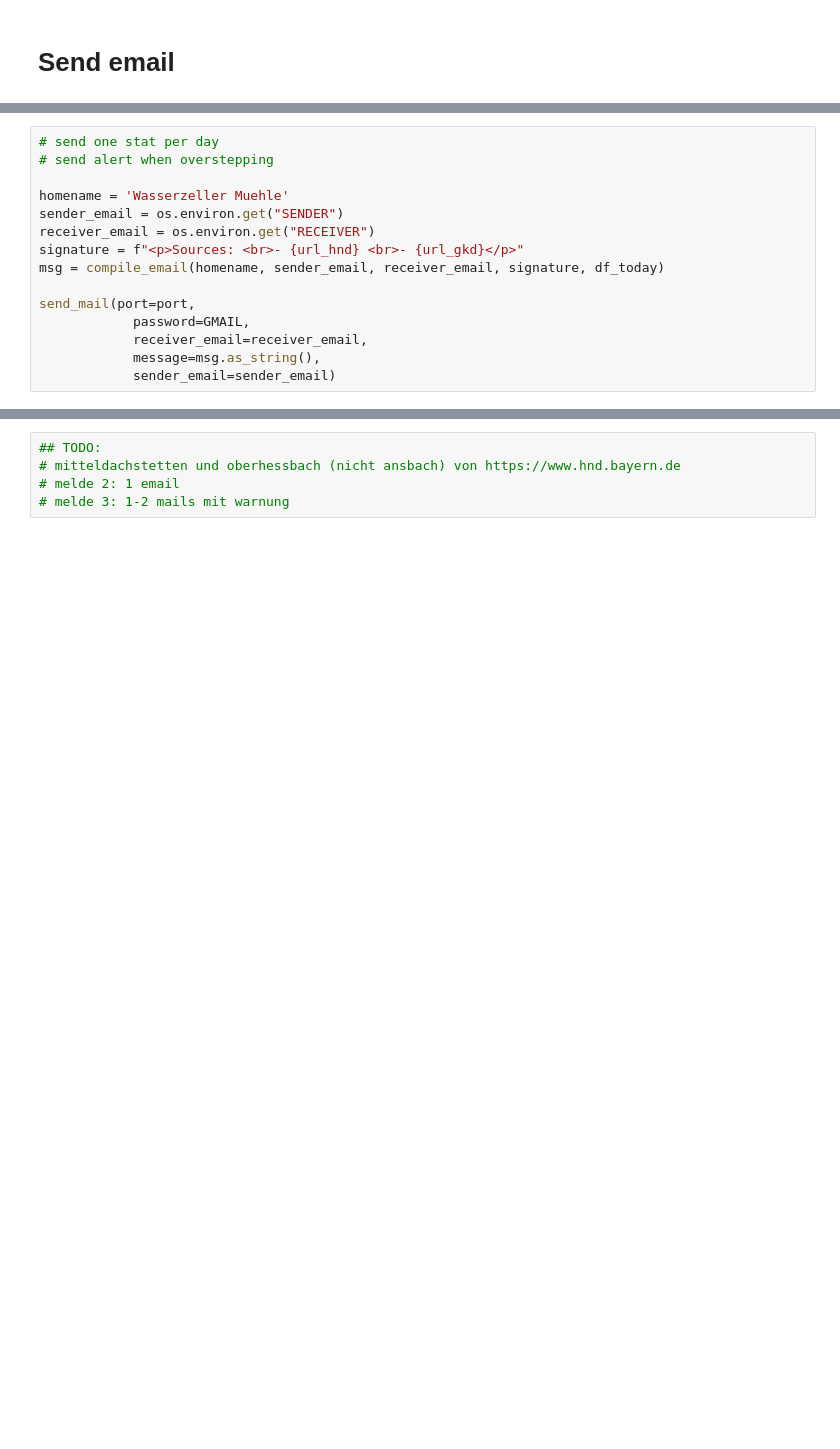
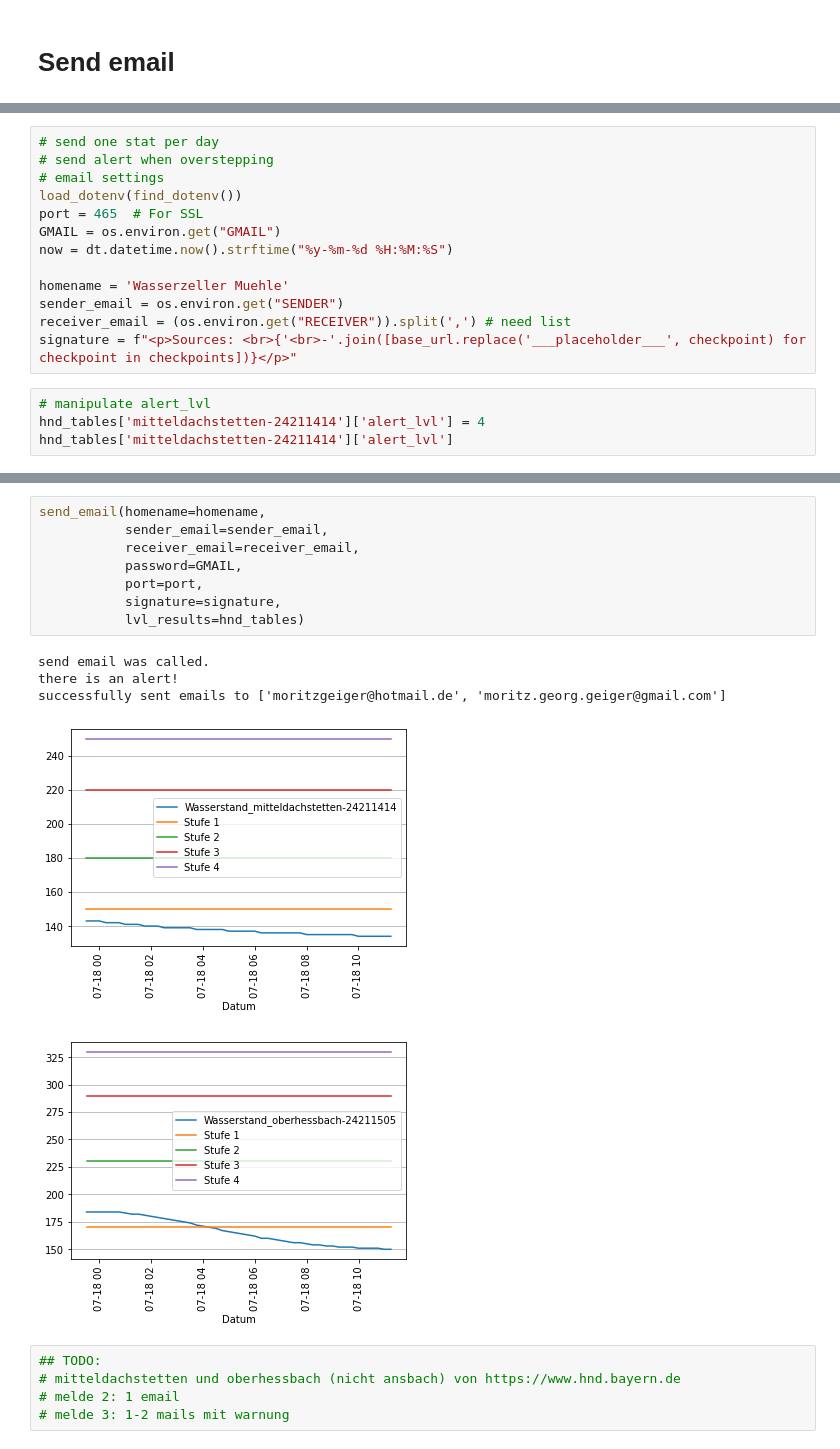
Before and after one commit to moritzgeiger/flood_alert, a Jupyter notebook: notebooks/test_mails.ipynb, the cells around one changed output, grey strips where cells are left out. Saved outputs shown, nothing was run; the diff lists cells and outputs as text; blank space fills up the shorter version.

```diff
--- a/notebooks/test_mails.ipynb
+++ b/notebooks/test_mails.ipynb
@@ -194,15 +222,17 @@ def send_mail(port,
 # %%
 # send one stat per day
 # send alert when overstepping
+# email settings
+load_dotenv(find_dotenv())
+port = 465  # For SSL
+GMAIL = os.environ.get("GMAIL")
+now = dt.datetime.now().strftime("%y-%m-%d %H:%M:%S")
 
 homename = 'Wasserzeller Muehle'
 sender_email = os.environ.get("SENDER")
-receiver_email = os.environ.get("RECEIVER")
-signature = f"<p>Sources: <br>- {url_hnd} <br>- {url_gkd}</p>"
-msg = compile_email(homename, sender_email, receiver_email, signature, df_today)
-
-send_mail(port=port,
-            password=GMAIL,
-            receiver_email=receiver_email,
-            message=msg.as_string(),
-            sender_email=sender_email)
+receiver_email = (os.environ.get("RECEIVER")).split(',') # need list
+signature = f"<p>Sources: <br>{'<br>-'.join([base_url.replace('___placeholder___', checkpoint) for checkpoint in checkpoints])}</p>"
+# %%
+# manipulate alert_lvl
+hnd_tables['mitteldachstetten-24211414']['alert_lvl'] = 4
+hnd_tables['mitteldachstetten-24211414']['alert_lvl']
@@ -209,3 +246,17 @@ send_mail(port=port,
+# %%
+send_email(homename=homename,
+           sender_email=sender_email,
+           receiver_email=receiver_email,
+           password=GMAIL,
+           port=port,
+           signature=signature,
+           lvl_results=hnd_tables)
+# %% [output]
+send email was called.
+there is an alert!
+successfully sent emails to ['moritzgeiger@hotmail.de', 'moritz.georg.geiger@gmail.com']
+[figure, added]
+[figure, added]
 # %%
 ## TODO:
 # mitteldachstetten und oberhessbach (nicht ansbach) von https://www.hnd.bayern.de
```
Also changed, not shown: parts of 20 cells of this notebook, 4 other files.
